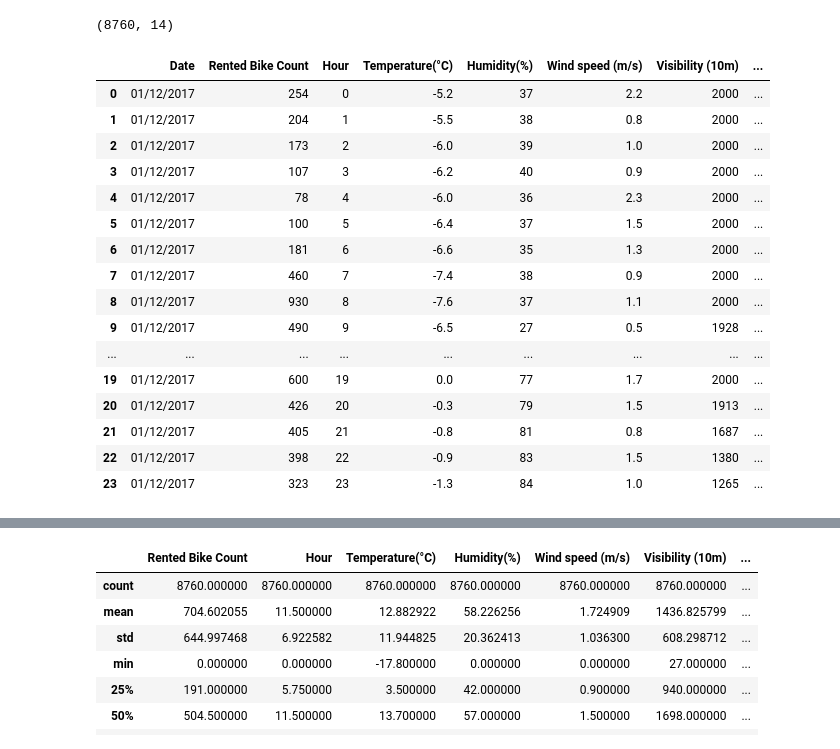
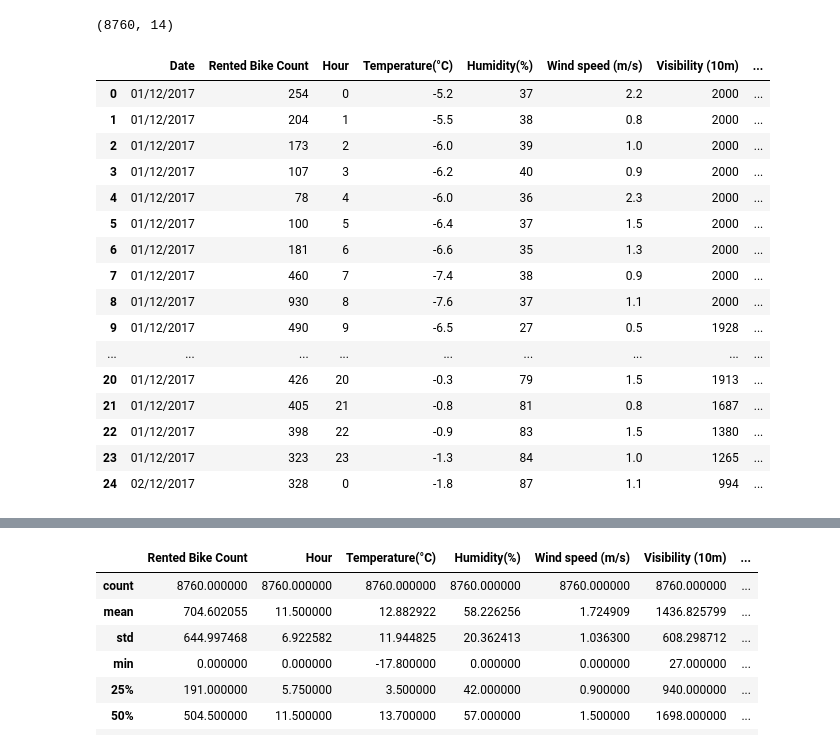
Before and after one commit to rugadamanikanta/seoul-bike-sharing-demand-prediction, a Jupyter notebook: Bike_Sharing_Demand_Prediction_Capstone_Project.ipynb, the cells around one changed output, grey strips where cells are left out. Drawn from its saved outputs; the diff is of its cells as text; code cells hidden in the pictures.

```diff
--- a/Bike_Sharing_Demand_Prediction_Capstone_Project.ipynb
+++ b/Bike_Sharing_Demand_Prediction_Capstone_Project.ipynb
@@ -45,22 +45,22 @@ df.shape
 # %% [output]
 (8760, 14)
 # %%
-df.head(24)
+df.head(25)
 # %% [output]
 |  | Date | Rented Bike Count | Hour | Temperature(°C) | Humidity(%) | Wind speed (m/s) | Visibility (10m) | ... |
 | 0 | 01/12/2017 | 254 | 0 | -5.2 | 37 | 2.2 | 2000 | ... |
 | 1 | 01/12/2017 | 204 | 1 | -5.5 | 38 | 0.8 | 2000 | ... |
 | 2 | 01/12/2017 | 173 | 2 | -6.0 | 39 | 1.0 | 2000 | ... |
 | 3 | 01/12/2017 | 107 | 3 | -6.2 | 40 | 0.9 | 2000 | ... |
 | 4 | 01/12/2017 | 78 | 4 | -6.0 | 36 | 2.3 | 2000 | ... |
 | 5 | 01/12/2017 | 100 | 5 | -6.4 | 37 | 1.5 | 2000 | ... |
 | 6 | 01/12/2017 | 181 | 6 | -6.6 | 35 | 1.3 | 2000 | ... |
 | 7 | 01/12/2017 | 460 | 7 | -7.4 | 38 | 0.9 | 2000 | ... |
 | 8 | 01/12/2017 | 930 | 8 | -7.6 | 37 | 1.1 | 2000 | ... |
 | 9 | 01/12/2017 | 490 | 9 | -6.5 | 27 | 0.5 | 1928 | ... |
 | ... | ... | ... | ... | ... | ... | ... | ... | ... |
-| 19 | 01/12/2017 | 600 | 19 | 0.0 | 77 | 1.7 | 2000 | ... |
 | 20 | 01/12/2017 | 426 | 20 | -0.3 | 79 | 1.5 | 1913 | ... |
 | 21 | 01/12/2017 | 405 | 21 | -0.8 | 81 | 0.8 | 1687 | ... |
 | 22 | 01/12/2017 | 398 | 22 | -0.9 | 83 | 1.5 | 1380 | ... |
 | 23 | 01/12/2017 | 323 | 23 | -1.3 | 84 | 1.0 | 1265 | ... |
+| 24 | 02/12/2017 | 328 | 0 | -1.8 | 87 | 1.1 | 994 | ... |
```
Also changed, not shown: parts of 16 cells of this notebook.
